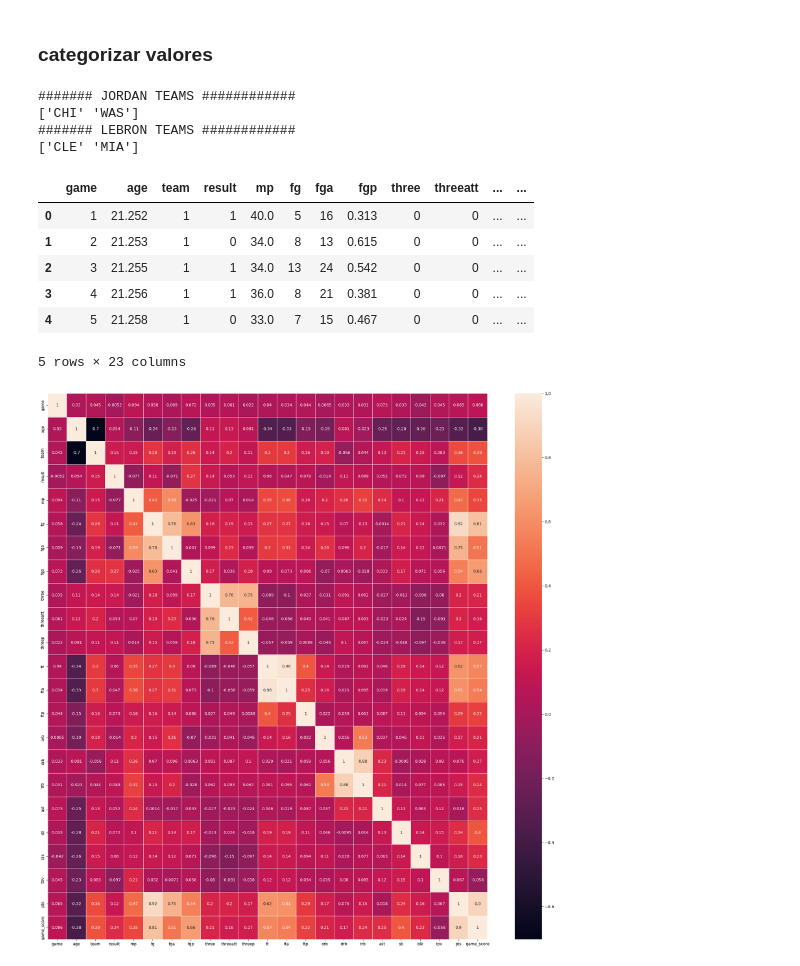
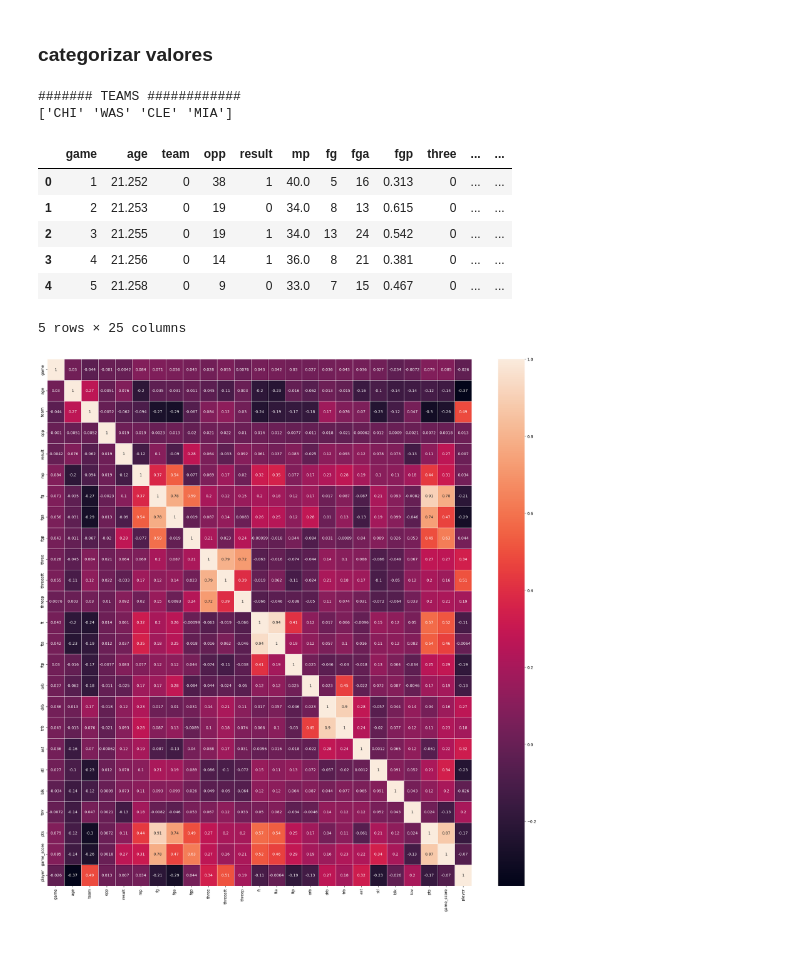
Before and after one commit to jonaprg/Jordan_vs_Lebron_Prediction, a Jupyter notebook: notebooks/develop/LebronVsJordanPrediction.ipynb, the cells around one changed output. Cells and saved outputs as stored; diff of their text form; code cells hidden in the pictures.

Commit message:
Append lebron and jordan database. Modified models

```diff
--- a/notebooks/develop/LebronVsJordanPrediction.ipynb
+++ b/notebooks/develop/LebronVsJordanPrediction.ipynb
@@ -73,11 +109,11 @@ None
 # %%
 #REMOVE COLUMN MINUS PLUS AND REPLACE ALL NAN FOR FLOAT OF 0.0
-jordan_dataset = jordan_dataset.drop(['minus_plus'], axis=1)
-jordan_dataset = jordan_dataset.drop(['date'], axis=1)
-jordan_dataset['threep'].fillna(0.0, inplace=True)
-jordan_dataset['ftp'].fillna(0.0, inplace=True)
+lebron_jordan = lebron_jordan.drop(['minus_plus'], axis=1)
+lebron_jordan = lebron_jordan.drop(['date'], axis=1)
+lebron_jordan['threep'].fillna(0.0, inplace=True)
+lebron_jordan['ftp'].fillna(0.0, inplace=True)
 # %%
-jordan_dataset['result'] = jordan_dataset['result'].str[:1]
-jordan_dataset["mp"] = jordan_dataset["mp"].apply(lambda x: float(str(x).replace(":",".").split(",")[0].strip()))
-jordan_dataset["age"] = jordan_dataset["age"].apply(lambda x: float(str(x).replace("-",".").split(",")[0].strip()))
+lebron_jordan['result'] = lebron_jordan['result'].str[:1]
+lebron_jordan["mp"] = lebron_jordan["mp"].apply(lambda x: float(str(x).replace(":",".").split(",")[0].strip()))
+lebron_jordan["age"] = lebron_jordan["age"].apply(lambda x: float(str(x).replace("-",".").split(",")[0].strip()))
 # %%
@@ -119,13 +170,9 @@ plotPointsDependsOpp(jordan_dataset)
 # %% [markdown]
 ### categorizar valores
 # %%
-print("####### JORDAN TEAMS ############")
-print(jordan_dataset['team'].unique())
-print("####### LEBRON TEAMS ############")
-print(lebron_dataset['team'].unique())
+print("####### TEAMS ############")
+print(lebron_jordan['team'].unique())
 # %% [output]
-####### JORDAN TEAMS ############
-['CHI' 'WAS']
-####### LEBRON TEAMS ############
-['CLE' 'MIA']
+####### TEAMS ############
+['CHI' 'WAS' 'CLE' 'MIA']
 # %%
@@ -137,27 +184,29 @@ jordan_dataset = jordan_dataset.replace({'team': mappingResult})
 # %%
 def replace_categorical(df):
+    le = preprocessing.LabelEncoder()
     columns = df.columns
     for col in columns:
         if df[col].dtype == 'object':
-            df = pd.concat([df, pd.get_dummies(df[col],prefix=col)], axis=1)
-            df = df.drop(columns=col)
+            le.fit(df[col].astype(str))
+            df[col] = le.transform(df[col].astype(str))
     return df
 # %%
 #jordan_dataset = jordan_dataset.drop(['team'], axis=1)
-jordan_dataset = jordan_dataset.drop(['opp'], axis=1)
+#lebron_jordan = lebron_jordan.drop(['opp'], axis=1)
+lebron_jordan = replace_categorical(lebron_jordan)
 # %%
-jordan_dataset.head()
+lebron_jordan.head()
 # %% [output]
-|  | game | age | team | result | mp | fg | fga | fgp | three | threeatt | ... | ... |
-| 0 | 1 | 21.252 | 1 | 1 | 40.0 | 5 | 16 | 0.313 | 0 | 0 | ... | ... |
-| 1 | 2 | 21.253 | 1 | 0 | 34.0 | 8 | 13 | 0.615 | 0 | 0 | ... | ... |
-| 2 | 3 | 21.255 | 1 | 1 | 34.0 | 13 | 24 | 0.542 | 0 | 0 | ... | ... |
-| 3 | 4 | 21.256 | 1 | 1 | 36.0 | 8 | 21 | 0.381 | 0 | 0 | ... | ... |
-| 4 | 5 | 21.258 | 1 | 0 | 33.0 | 7 | 15 | 0.467 | 0 | 0 | ... | ... |
+|  | game | age | team | opp | result | mp | fg | fga | fgp | three | ... | ... |
+| 0 | 1 | 21.252 | 0 | 38 | 1 | 40.0 | 5 | 16 | 0.313 | 0 | ... | ... |
+| 1 | 2 | 21.253 | 0 | 19 | 0 | 34.0 | 8 | 13 | 0.615 | 0 | ... | ... |
+| 2 | 3 | 21.255 | 0 | 19 | 1 | 34.0 | 13 | 24 | 0.542 | 0 | ... | ... |
+| 3 | 4 | 21.256 | 0 | 14 | 1 | 36.0 | 8 | 21 | 0.381 | 0 | ... | ... |
+| 4 | 5 | 21.258 | 0 | 9 | 0 | 33.0 | 7 | 15 | 0.467 | 0 | ... | ... |
-5 rows × 23 columns
+5 rows × 25 columns
 # %%
-correlacio = jordan_dataset.corr()
+correlacio = lebron_jordan.corr()
 plt.figure(figsize=(25,25))
 ax = sns.heatmap(correlacio, annot=True, linewidths=.5)
 # %% [output]
-[figure, old version]
+[figure, new version]
```
Also changed, not shown: parts of 42 cells of this notebook.
